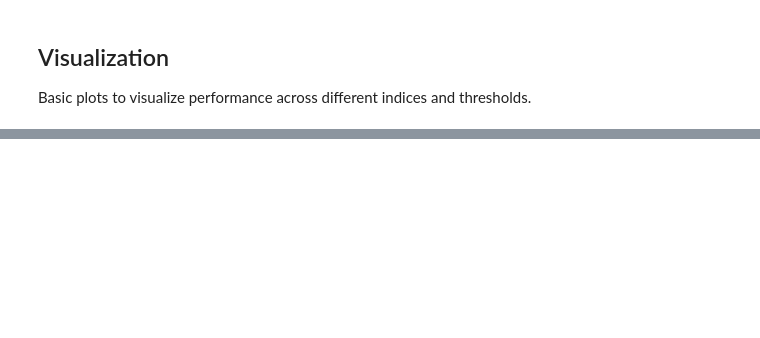
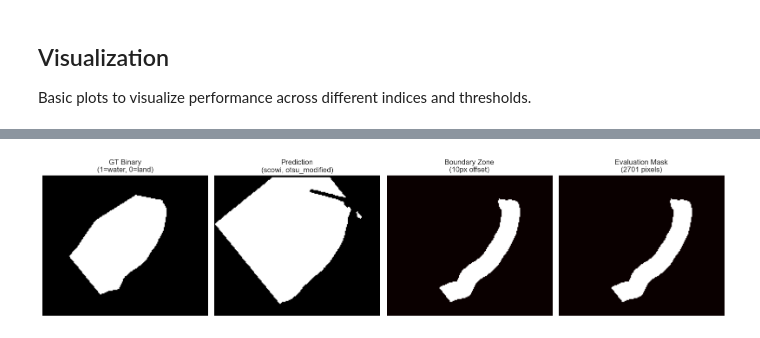
Before and after one commit to AlbertGallegoJimenez/sentinel2-coastline-benchmarking, a Jupyter notebook: notebooks/evaluate_pixel_based_metrics.ipynb, the cells around one changed output, grey strips where cells are left out. Drawn from its saved outputs; the diff is of its cells as text; code cells hidden in the pictures; blank space fills up the shorter version.

```diff
--- a/notebooks/evaluate_pixel_based_metrics.ipynb
+++ b/notebooks/evaluate_pixel_based_metrics.ipynb
@@ -691,0 +828,82 @@ plt.show()
+# %%
+# Visualize boundary zone for a sample patch
+if len(results_df) > 0:
+    print("Visualizing boundary zone for a sample patch...")
+
+    # Get a sample result
+    sample = results_df.iloc[-1]
+    print(f"Sample: {sample['study_name']} - {sample['date']} - {sample['index']} - {sample['threshold']} - Patch {sample['patch_id']}")
+
+    # Reconstruct paths
+    gt_filename = f"{sample['date'].replace('-', '-')}-{sample['time'].replace(':', '-')}_S2_{sample['tile']}_{sample['site']}_mask_gt.tif"
+    gt_path = IMAGES_DIR / sample['study_name'] / "annotation_masks_gt" / gt_filename
+
+    binary_mask_path = get_binary_mask_path(
+        gt_filename,
+        sample['study_name'],
+        sample['index'],
+        sample['threshold']
+    )
+
+    # Load patches
+    patches_path = PATCHES_DIR / sample['study_name'] / f"roi_{sample['study_name']}_{PATCH_SIZE}_patches.shp"
+    try:
+        patches_gdf = gpd.read_file(patches_path, engine='fiona')
+    except:
+        import fiona
+        fiona.drvsupport.supported_drivers['ESRI Shapefile'] = 'rw'
+        with fiona.open(patches_path) as src:
+            geometries = []
+            for feature in src:
+                from shapely.geometry import shape
+                geometries.append(shape(feature['geometry']))
+        patches_gdf = gpd.GeoDataFrame({'geometry': geometries})
+
+    # Get the specific patch
+    patch_geom = patches_gdf.iloc[sample['patch_id']].geometry
+
+    # Crop GT and prediction
+    gt_cropped, _, _ = crop_raster_by_geometry(gt_path, patch_geom, nodata=None)
+    pred_cropped, _, _ = crop_raster_by_geometry(binary_mask_path, patch_geom, nodata=0)
+
+    # Collapse GT to binary
+    gt_binary, ignore_mask = collapse_gt_to_binary(
+        gt_cropped,
+        water_classes=GT_CLASS_MAPPING['water_classes'],
+        no_water_classes=GT_CLASS_MAPPING['no_water_classes'],
+        ignore_classes=GT_CLASS_MAPPING['ignore_classes']
+    )
+
+    # Create boundary zone (now with ignore_mask parameter)
+    boundary_zone = create_boundary_zone_mask(gt_binary, ignore_mask, BOUNDARY_OFFSET_PIXELS)
+    evaluation_mask = boundary_zone & (~ignore_mask)
+
+    # Plot
+    fig, axes = plt.subplots(1, 4, figsize=(16, 4))
+
+    axes[0].imshow(gt_binary, cmap='gray')
+    axes[0].set_title('GT Binary\n(1=water, 0=land)')
+    axes[0].axis('off')
+
+    axes[1].imshow(pred_cropped, cmap='gray')
+    axes[1].set_title(f'Prediction\n({sample["index"]}, {sample["threshold"]})')
+    axes[1].axis('off')
+
+    axes[2].imshow(boundary_zone, cmap='hot')
+    axes[2].set_title(f'Boundary Zone\n({BOUNDARY_OFFSET_PIXELS}px offset)')
+    axes[2].axis('off')
+
+    axes[3].imshow(evaluation_mask, cmap='hot')
+    axes[3].set_title(f'Evaluation Mask\n({sample["boundary_pixel_count"]} pixels)')
+    axes[3].axis('off')
+
+    plt.tight_layout()
+    plt.show()
+
+    print(f"\nBoundary zone visualization complete!")
+    print(f"Boundary pixels: {sample['boundary_pixel_count']}")
+    print(f"IoU: {sample['iou']:.3f}")
+    print(f"Dice: {sample['dice']:.3f}")
+else:
+    print("No results available for visualization.")
+# %% [output]
@@ -691,0 +912 @@ plt.show()
+[figure, added]
```
Also changed, not shown: parts of 11 cells of this notebook.
